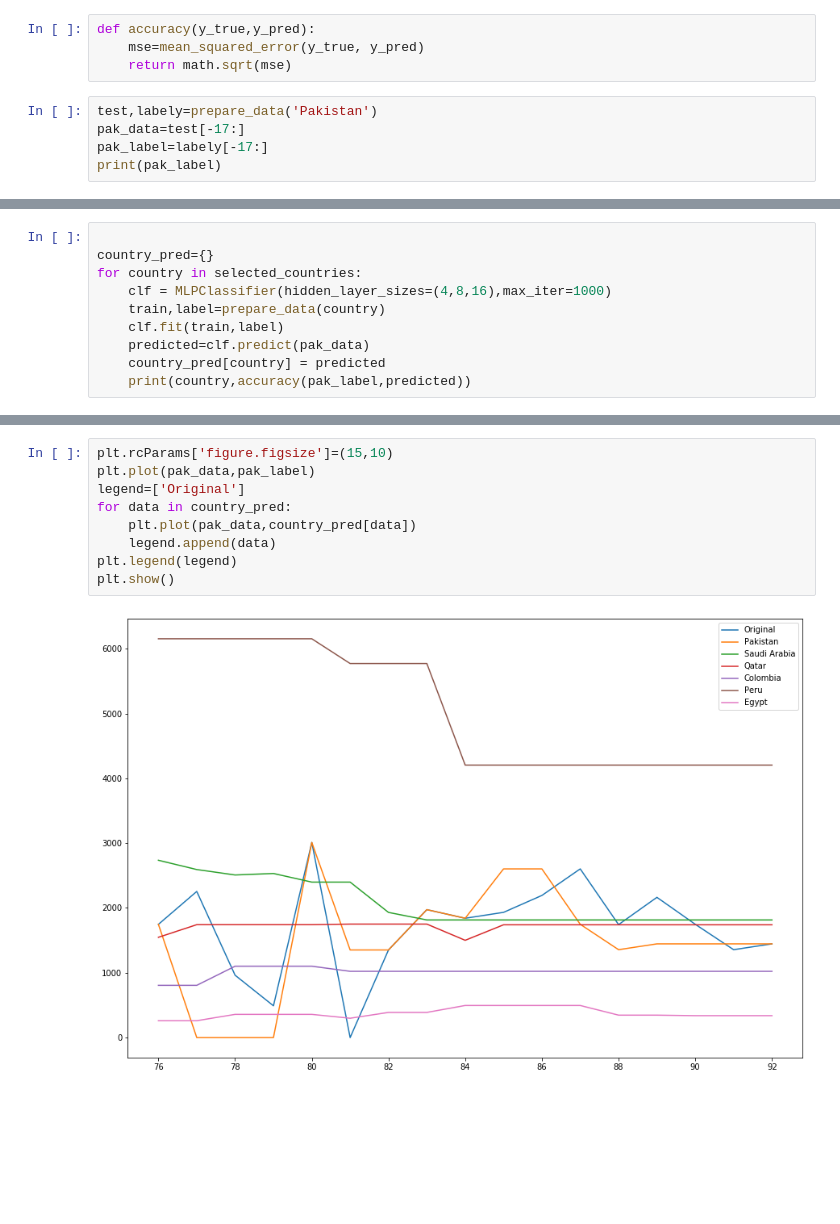
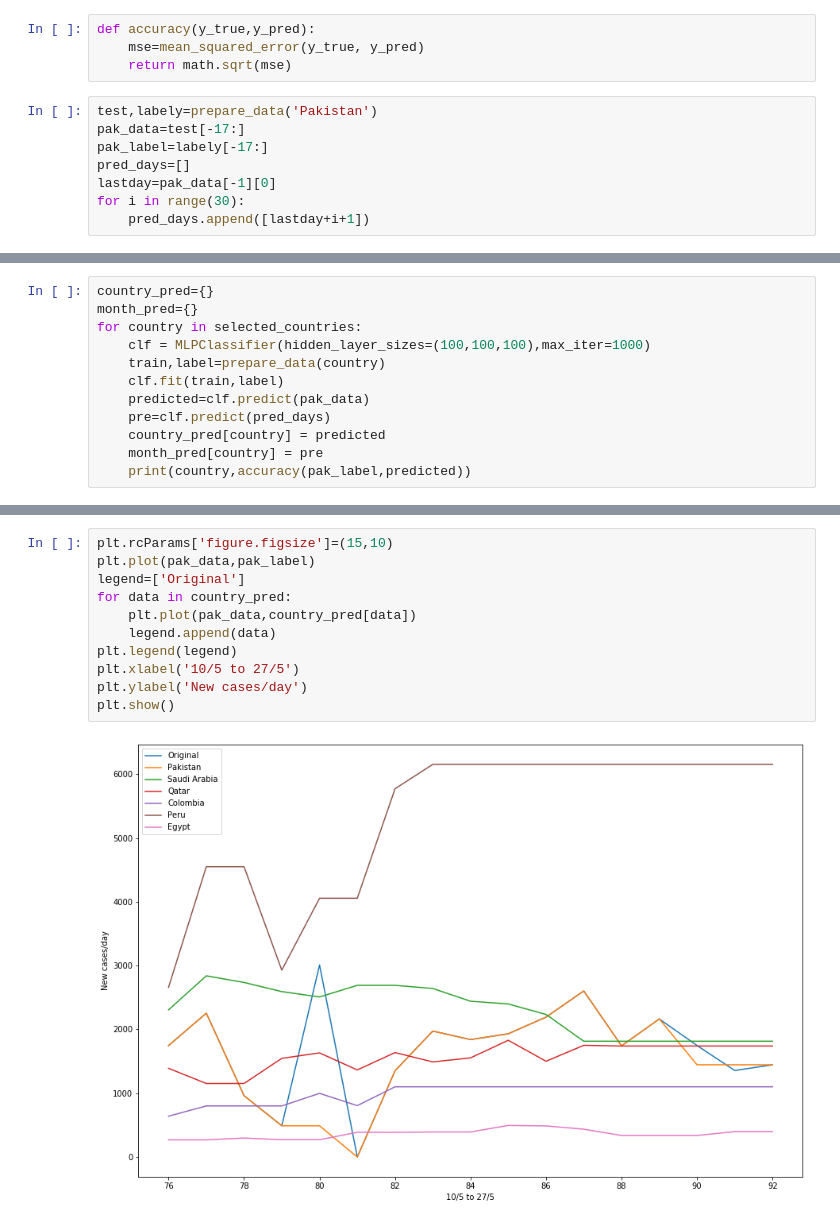
Before and after one commit to daim-cell/MLProject, a Jupyter notebook: project.ipynb, the cells around one changed output, grey strips where cells are left out. Saved outputs shown, nothing was run; the diff lists cells and outputs as text; blank space fills up the shorter version.

```diff
--- a/project.ipynb
+++ b/project.ipynb
@@ -68,4 +71,7 @@ def accuracy(y_true,y_pred):
 test,labely=prepare_data('Pakistan')
 pak_data=test[-17:]
 pak_label=labely[-17:]
-print(pak_label)
+pred_days=[]
+lastday=pak_data[-1][0]
+for i in range(30):
+    pred_days.append([lastday+i+1])
@@ -74,11 +78,13 @@ print(pak_label)
 # %%
-
 country_pred={}
+month_pred={}
 for country in selected_countries:
-    clf = MLPClassifier(hidden_layer_sizes=(4,8,16),max_iter=1000)
+    clf = MLPClassifier(hidden_layer_sizes=(100,100,100),max_iter=1000)
     train,label=prepare_data(country)
     clf.fit(train,label)
     predicted=clf.predict(pak_data)
+    pre=clf.predict(pred_days)
     country_pred[country] = predicted
+    month_pred[country] = pre
     print(country,accuracy(pak_label,predicted))
 # %% [output]
@@ -91,11 +103,13 @@ Egypt 1492.288274468994
 # %%
 plt.rcParams['figure.figsize']=(15,10)
 plt.plot(pak_data,pak_label)
 legend=['Original']
 for data in country_pred:
     plt.plot(pak_data,country_pred[data])
     legend.append(data)
 plt.legend(legend)
+plt.xlabel('10/5 to 27/5')
+plt.ylabel('New cases/day')
 plt.show()
 # %% [output]
-[figure, old version]
+[figure, new version]
```
Also changed, not shown: parts of 6 cells of this notebook.
